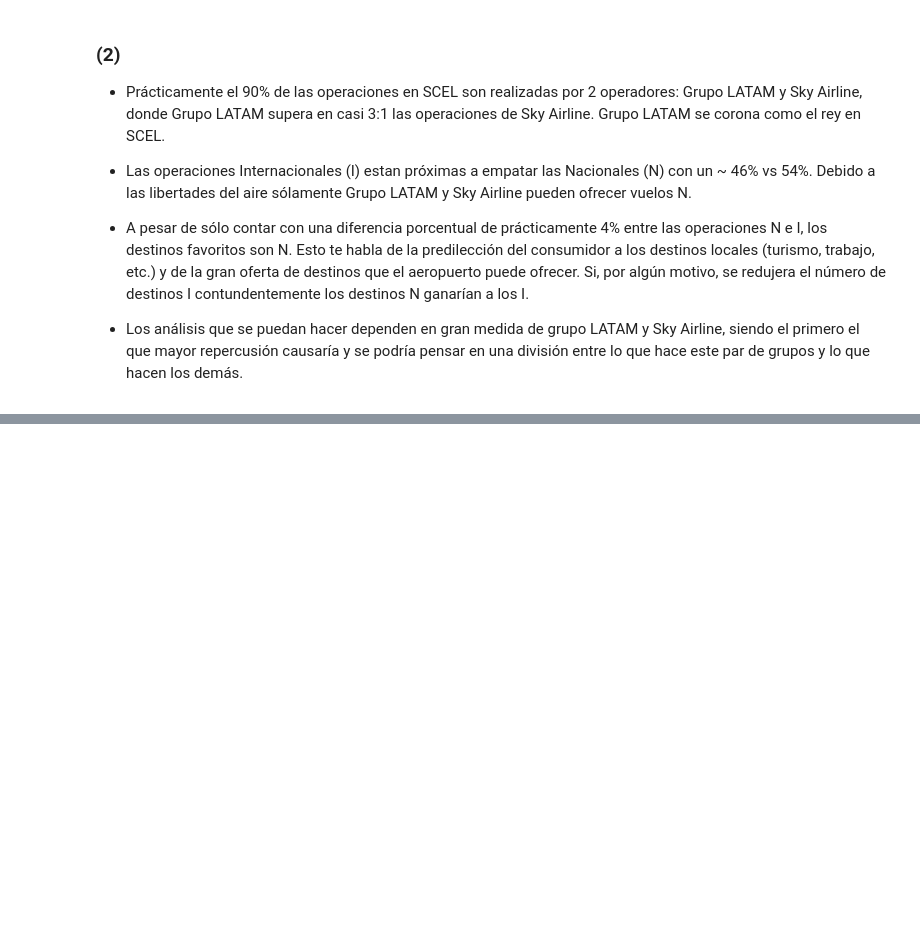
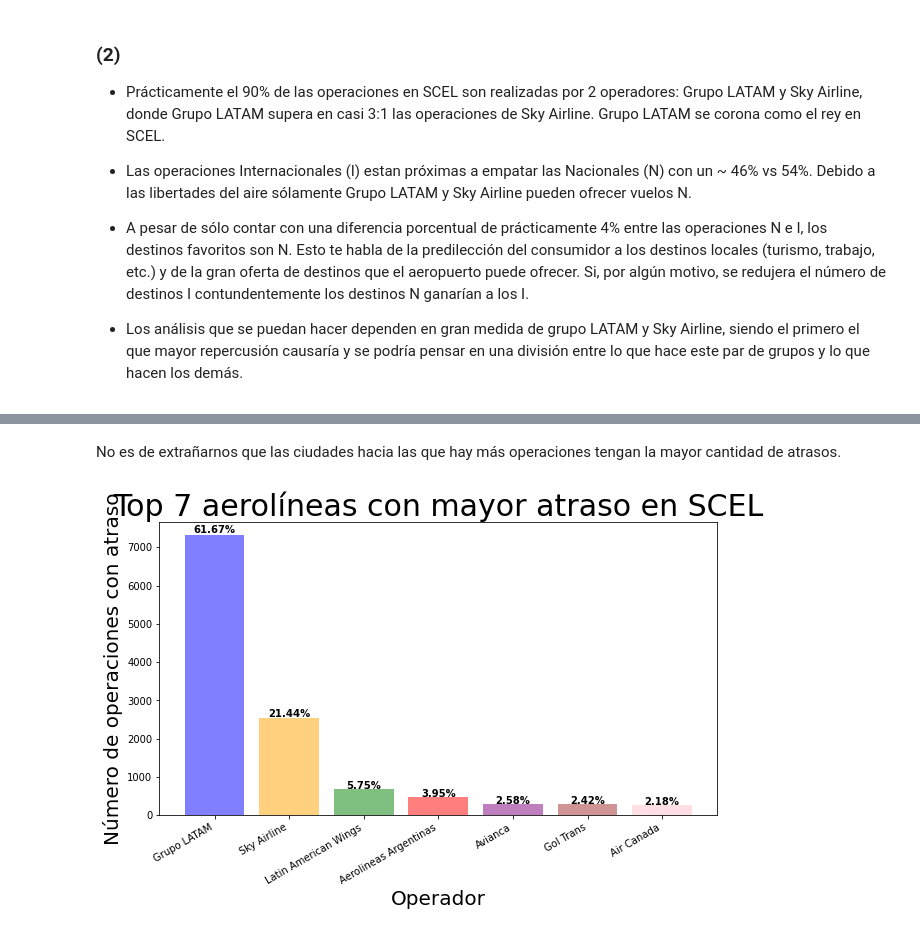
Before and after one commit to Gerardo3070/Desafio_LATAM, a Jupyter notebook: solution.ipynb, the cells around one changed output, grey strips where cells are left out. Cells and saved outputs as stored; diff of their text form; code cells hidden in the pictures; blank space fills up the shorter version.

```diff
--- a/solution.ipynb
+++ b/solution.ipynb
@@ -203,0 +306,30 @@ plt.show()
+# %% [markdown]
+No es de extrañarnos que las ciudades hacia las que hay más operaciones tengan la mayor cantidad de atrasos.
+# %%
+aer_top_a=[]
+aer_top_count_a=[]
+aer_tot_a=0
+for i in range (7):
+    aer_top_a.append(atraso.OPERA.value_counts().index[i])
+    aer_top_count_a.append(atraso.OPERA.value_counts()[i])
+    aer_tot_a+=atraso.OPERA.value_counts()[i]
+fig = plt.figure(figsize = (10,6))
+ax = plt.bar(aer_top_a, aer_top_count_a, alpha=0.5, color=color_pal)
+i = 0
+for p in ax:
+    width = p.get_width()
+    height = p.get_height()
+    x, y = p.get_xy()
+    plt.text(x+width/2,
+             y+height*1.01,
+             str(round(aer_top_count_a[i]*100/aer_tot_a, 2)) + '%',
+             ha='center',
+             weight='bold')
+    i+=1
+fig.autofmt_xdate()
+plt.title('Top 7 aerolíneas con mayor atraso en SCEL', fontsize=30)
+plt.xlabel('Operador', fontsize=20)
+plt.ylabel('Número de operaciones con atraso', fontsize=20)
+plt.show()
+# %% [output]
+[figure, added]
```
Also changed, not shown: parts of 47 cells of this notebook, 2 other files.
